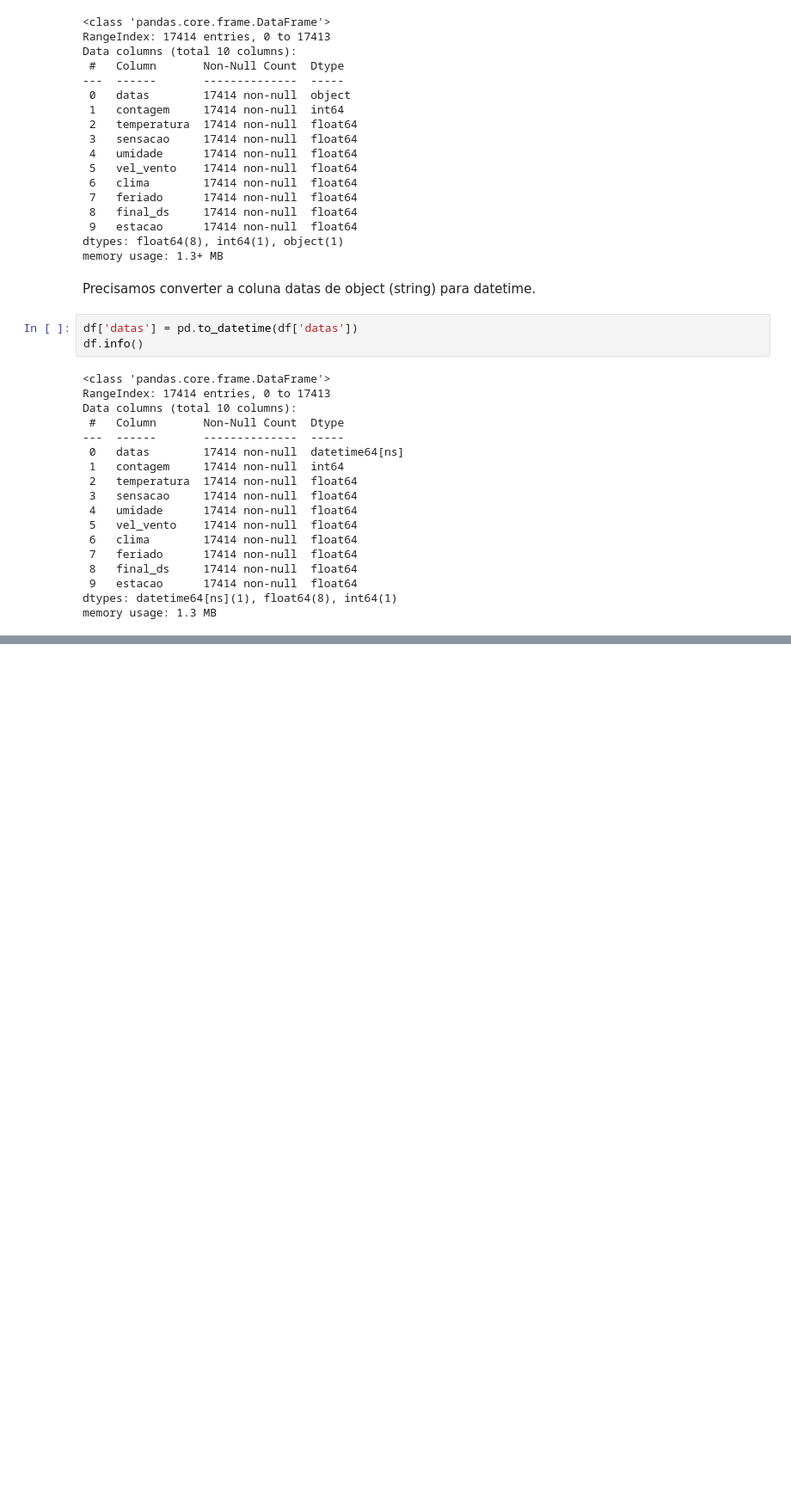
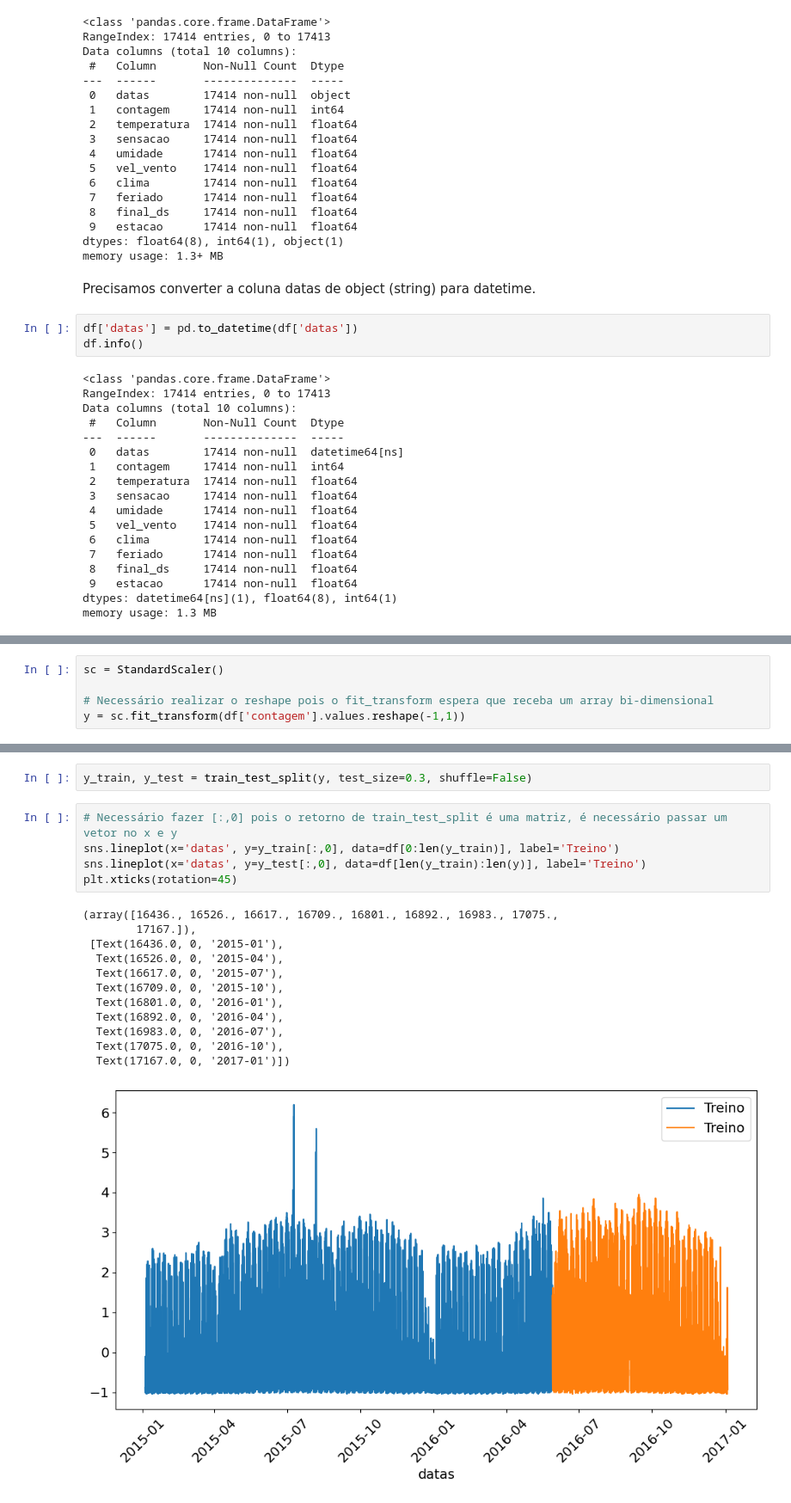
Before and after one commit to DiogoBotton/Deep_Learning_Learn, a Jupyter notebook: Regressão_Com_Keras/02_redes_recorrentes.ipynb, the cells around one changed output, grey strips where cells are left out. Shown at 86% size. Drawn from its saved outputs; the diff is of its cells as text; blank space fills up the shorter version.

```diff
--- a/Regressão_Com_Keras/02_redes_recorrentes.ipynb
+++ b/Regressão_Com_Keras/02_redes_recorrentes.ipynb
@@ -78,0 +98,5 @@ sns.lineplot(x='datas', y='contagem', data=df)
+# %%
+sc = StandardScaler()
+
+# Necessário realizar o reshape pois o fit_transform espera que receba um array bi-dimensional
+y = sc.fit_transform(df['contagem'].values.reshape(-1,1))
@@ -78,0 +106,20 @@ sns.lineplot(x='datas', y='contagem', data=df)
+# %%
+y_train, y_test = train_test_split(y, test_size=0.3, shuffle=False)
+# %%
+# Necessário fazer [:,0] pois o retorno de train_test_split é uma matriz, é necessário passar um vetor no x e y
+sns.lineplot(x='datas', y=y_train[:,0], data=df[0:len(y_train)], label='Treino')
+sns.lineplot(x='datas', y=y_test[:,0], data=df[len(y_train):len(y)], label='Treino')
+plt.xticks(rotation=45)
+# %% [output]
+(array([16436., 16526., 16617., 16709., 16801., 16892., 16983., 17075.,
+        17167.]),
+ [Text(16436.0, 0, '2015-01'),
+  Text(16526.0, 0, '2015-04'),
+  Text(16617.0, 0, '2015-07'),
+  Text(16709.0, 0, '2015-10'),
+  Text(16801.0, 0, '2016-01'),
+  Text(16892.0, 0, '2016-04'),
+  Text(16983.0, 0, '2016-07'),
+  Text(17075.0, 0, '2016-10'),
+  Text(17167.0, 0, '2017-01')])
+[figure, added]
```
Also changed, not shown: parts of 9 cells of this notebook, 1 other file.
